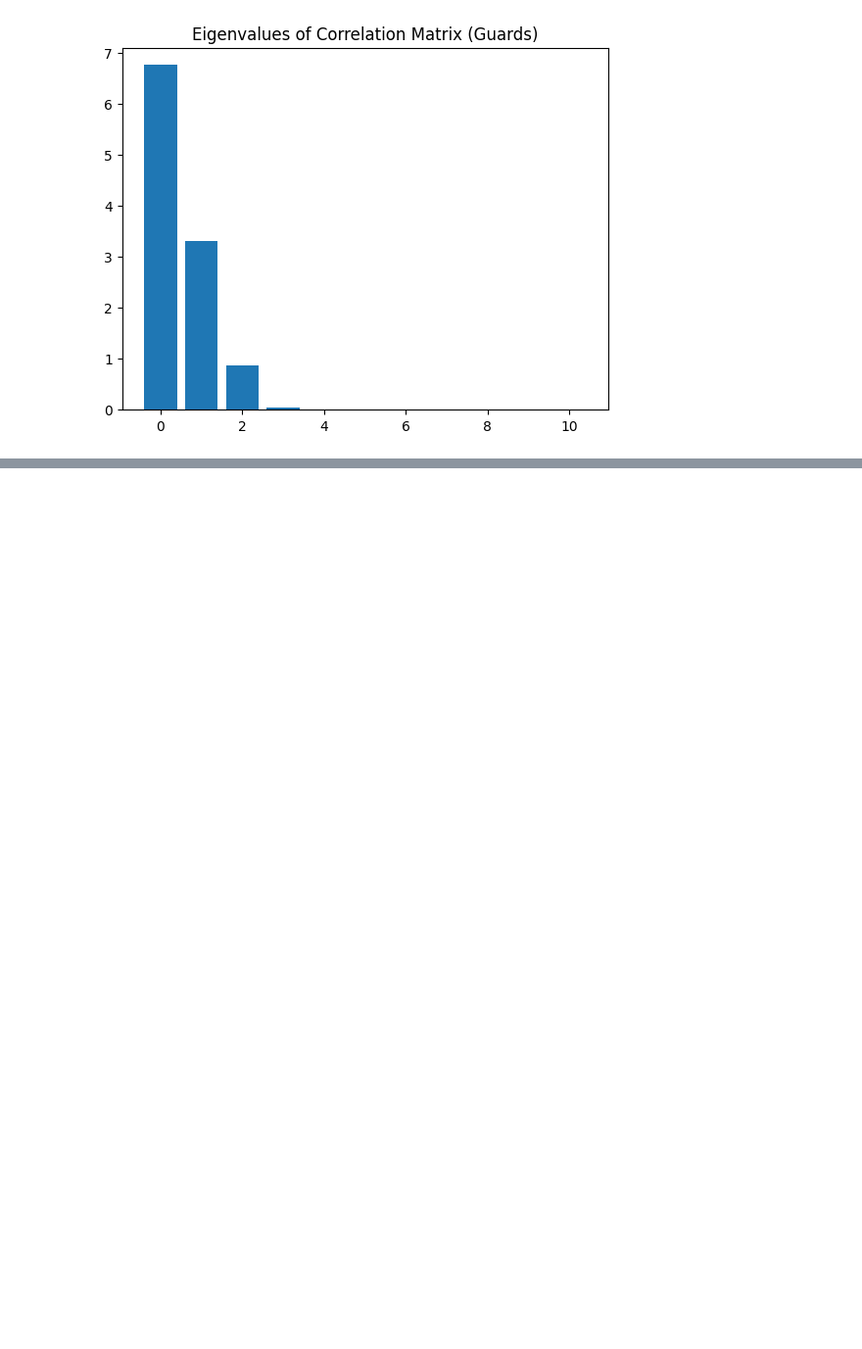
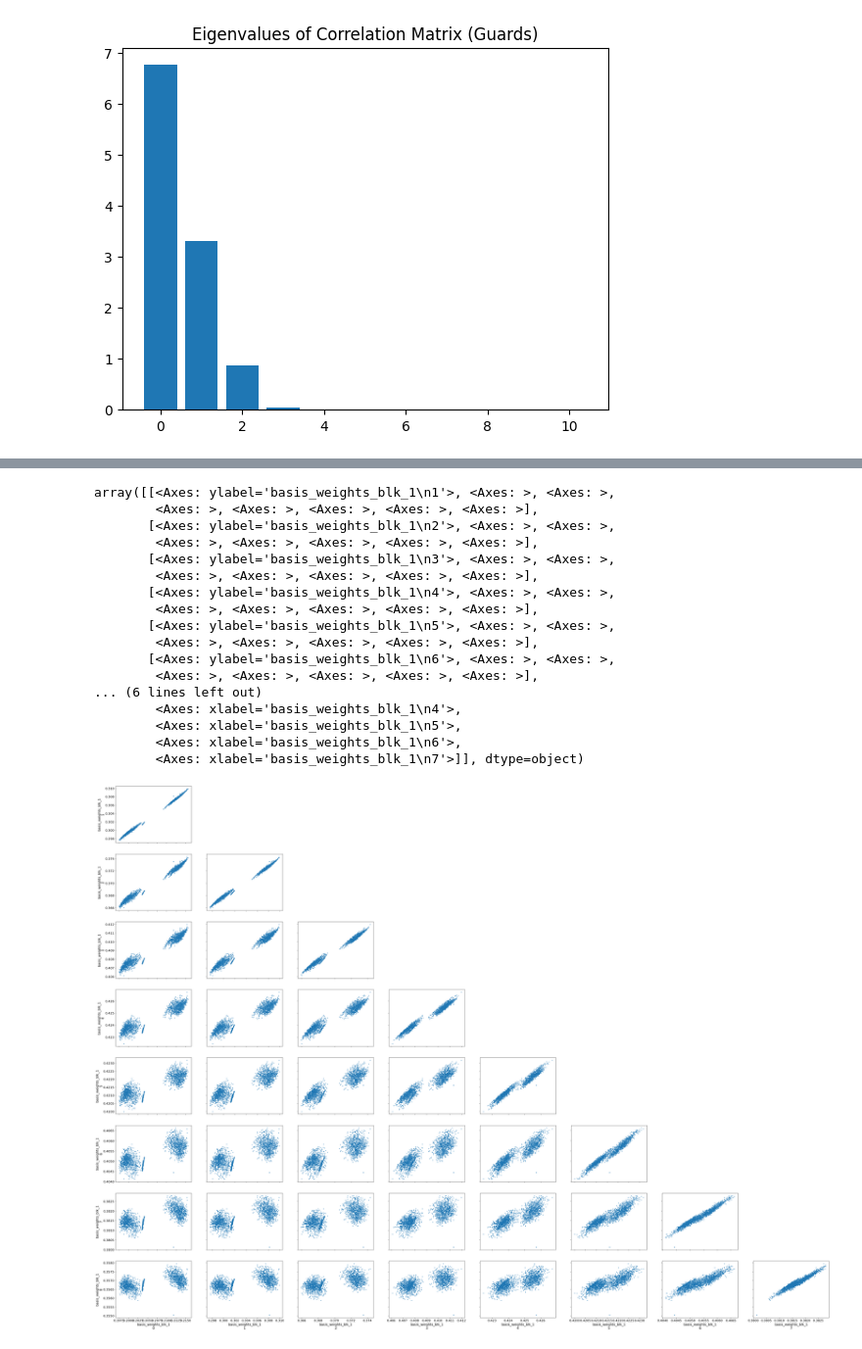
Before and after one commit to abrahme/nba_functional_analysis, a Jupyter notebook: HSGPFunctional.ipynb, the cells around one changed output, grey strips where cells are left out. Shown at 98% size. Saved outputs shown, nothing was run; the diff lists cells and outputs as text; code cells hidden in the pictures; blank space fills up the shorter version.

```diff
--- a/HSGPFunctional.ipynb
+++ b/HSGPFunctional.ipynb
@@ -412,0 +456,2 @@ Text(0.5, 1.0, 'Eigenvalues of Correlation Matrix (Guards)')
+# %%
+X_pca = pca_x.transform(X)
@@ -412,0 +464,4 @@ Text(0.5, 1.0, 'Eigenvalues of Correlation Matrix (Guards)')
+# %%
+covariate_X = X_pca[:, 0:3]
+# %%
+covariate_size = covariate_X.shape[1]
@@ -412,0 +474,37 @@ Text(0.5, 1.0, 'Eigenvalues of Correlation Matrix (Guards)')
+# %%
+with pm.Model() as fda_model:
+
+    fixed_effects = pm.MutableData("X", covariate_X) ### X data (latent space)
+    for data_entity in data_set:
+        output = data_entity["output"]
+        metric = data_entity["metric"]
+        mask = data_entity["mask"]
+        exposure_data = data_entity["exposure_data"]
+        output_data = data_entity["output_data"]
+        exposure = pm.MutableData(f"exposure_{metric}", exposure_data[mask].flatten())
+        sd_ls = pm.Gamma(f"sd_lengthscale_{metric}", 3, 7)
+        cov_func = pm.gp.cov.ExpQuad(1, ls=sd_ls)
+        gp = pm.gp.HSGP(m=[10], c=4.0, cov_func=cov_func)
+        basis_weights =  pm.math.stack([gp.prior(f"basis_weights_{metric}_{i}", X = basis[:, None]) for i in range(covariate_size)], axis = 0)
+        mu =  pm.math.dot(fixed_effects, basis_weights) ### get mu
+
+        if output == "gaussian":
+            sd = pm.Exponential(f"sigma_{metric}", 1.0)
+            ## likelihood
+            y = pm.Normal(f"likelihood_{metric}", mu = pm.math.flatten(mu[mask]), sigma = sd / exposure, observed=output_data[mask].flatten())
+
+        elif output == "poisson":
+            y = pm.Poisson(f"likelihood_{metric}", mu = pm.math.exp(pm.math.flatten(mu[mask]) + exposure), observed = output_data[mask].flatten())
+
+        elif output == "binomial":
+            y = pm.Binomial(f"likelihod_{metric}", logit_p = pm.math.flatten(mu[mask]), n = exposure, observed=output_data[mask].flatten())
+
+    # gv = pm.model_graph.model_to_graphviz()
+    # gv.format = 'png'
+    # gv.render(filename='model_graph')
+
+with fda_model:
+    print("fitting model")
+    trace = pm.sample()
+
+az.to_netcdf(trace, "data/uncorrelated_metrics_pca.ncdf")
@@ -412,0 +518,21 @@ Text(0.5, 1.0, 'Eigenvalues of Correlation Matrix (Guards)')
+# %%
+az.plot_pair(trace, var_names=["basis_weights_blk_1"])
+# %% [output]
+array([[<Axes: ylabel='basis_weights_blk_1\n1'>, <Axes: >, <Axes: >,
+        <Axes: >, <Axes: >, <Axes: >, <Axes: >, <Axes: >],
+       [<Axes: ylabel='basis_weights_blk_1\n2'>, <Axes: >, <Axes: >,
+        <Axes: >, <Axes: >, <Axes: >, <Axes: >, <Axes: >],
+       [<Axes: ylabel='basis_weights_blk_1\n3'>, <Axes: >, <Axes: >,
+        <Axes: >, <Axes: >, <Axes: >, <Axes: >, <Axes: >],
+       [<Axes: ylabel='basis_weights_blk_1\n4'>, <Axes: >, <Axes: >,
+        <Axes: >, <Axes: >, <Axes: >, <Axes: >, <Axes: >],
+       [<Axes: ylabel='basis_weights_blk_1\n5'>, <Axes: >, <Axes: >,
+        <Axes: >, <Axes: >, <Axes: >, <Axes: >, <Axes: >],
+       [<Axes: ylabel='basis_weights_blk_1\n6'>, <Axes: >, <Axes: >,
+        <Axes: >, <Axes: >, <Axes: >, <Axes: >, <Axes: >],
+... (6 lines left out)
+        <Axes: xlabel='basis_weights_blk_1\n4'>,
+        <Axes: xlabel='basis_weights_blk_1\n5'>,
+        <Axes: xlabel='basis_weights_blk_1\n6'>,
+        <Axes: xlabel='basis_weights_blk_1\n7'>]], dtype=object)
+[figure, added]
```
Also changed, not shown: parts of 18 cells of this notebook.
